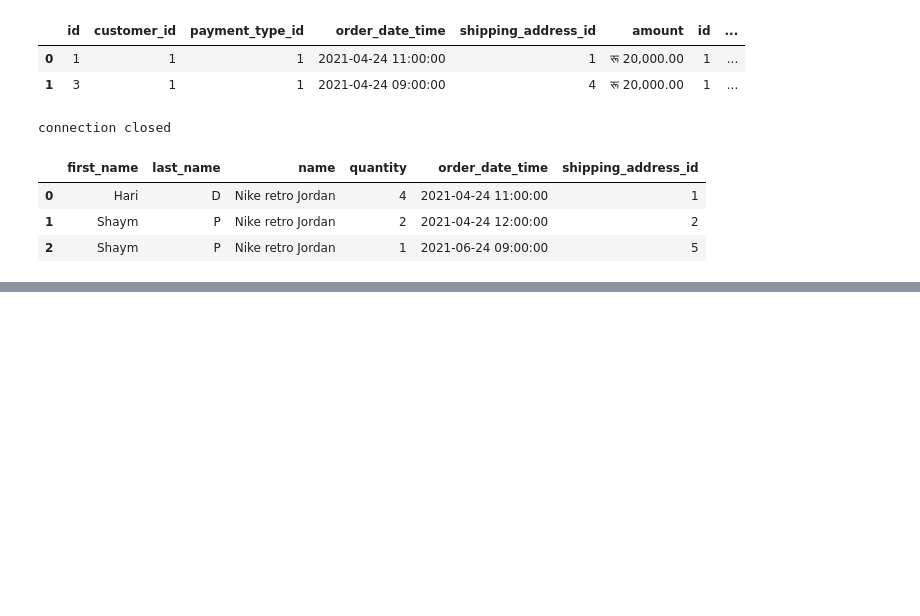
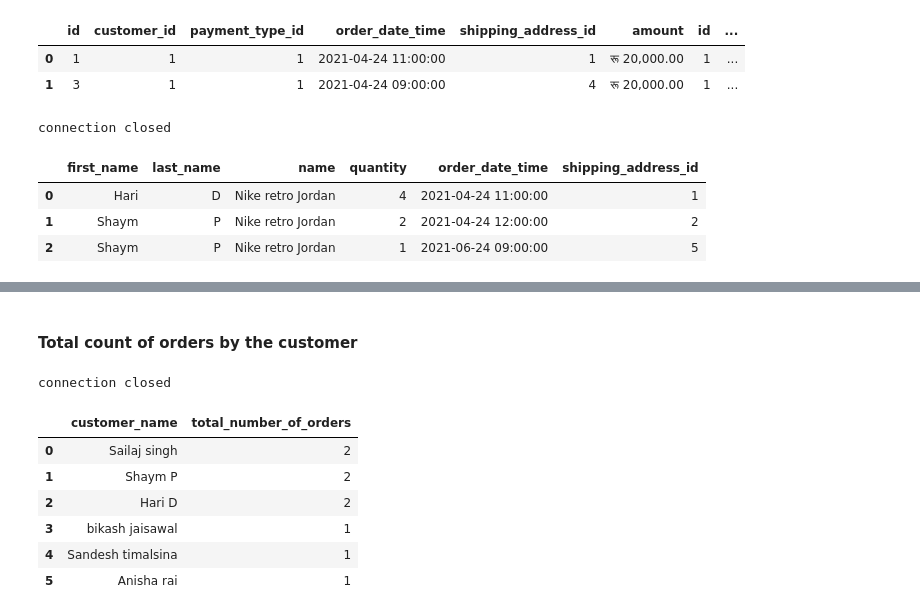
Before and after one commit to callingsandesh/Leapfrog-Assignment, a Jupyter notebook: Data/week_2/Day5/physical model implementation of E-comm.ipynb, the cells around one changed output, grey strips where cells are left out. Drawn from its saved outputs; the diff is of its cells as text; code cells hidden in the pictures; blank space fills up the shorter version.

```diff
--- a/Data/week_2/Day5/physical model implementation of E-comm.ipynb
+++ b/Data/week_2/Day5/physical model implementation of E-comm.ipynb
@@ -519,0 +537,38 @@ connection closed
+# %% [markdown]
+#### Total count of orders by the customer
+# %%
+try:
+    conn =connect()
+    cur = conn.cursor()
+    query = '''
+
+    SELECT CONCAT(c.first_name,' ',c.last_name) AS "customer_name"
+    ,COUNT(*) AS "total_number_of_orders"
+    FROM orders
+    INNER JOIN customer c
+        ON orders.customer_id = c.id
+    GROUP BY CONCAT(c.first_name,' ',c.last_name)
+    ORDER BY total_number_of_orders DESC
+    '''
+    cur.execute(query)
+    col = [desc[0] for desc in cur.description]
+
+    df=pd.DataFrame(columns=col,data=cur.fetchall())
+    df
+except(Exception) as e:
+    print(e)
+finally:
+    if(conn):
+        cur.close()
+        conn.close()
+        print("connection closed")
+df
+# %% [output]
+connection closed
+|  | customer_name | total_number_of_orders |
+| 0 | Sailaj singh | 2 |
+| 1 | Shaym P | 2 |
+| 2 | Hari D | 2 |
+| 3 | bikash jaisawal | 1 |
+| 4 | Sandesh timalsina | 1 |
+| 5 | Anisha rai | 1 |
```
Also changed, not shown: parts of 11 cells of this notebook, 2 other files.
